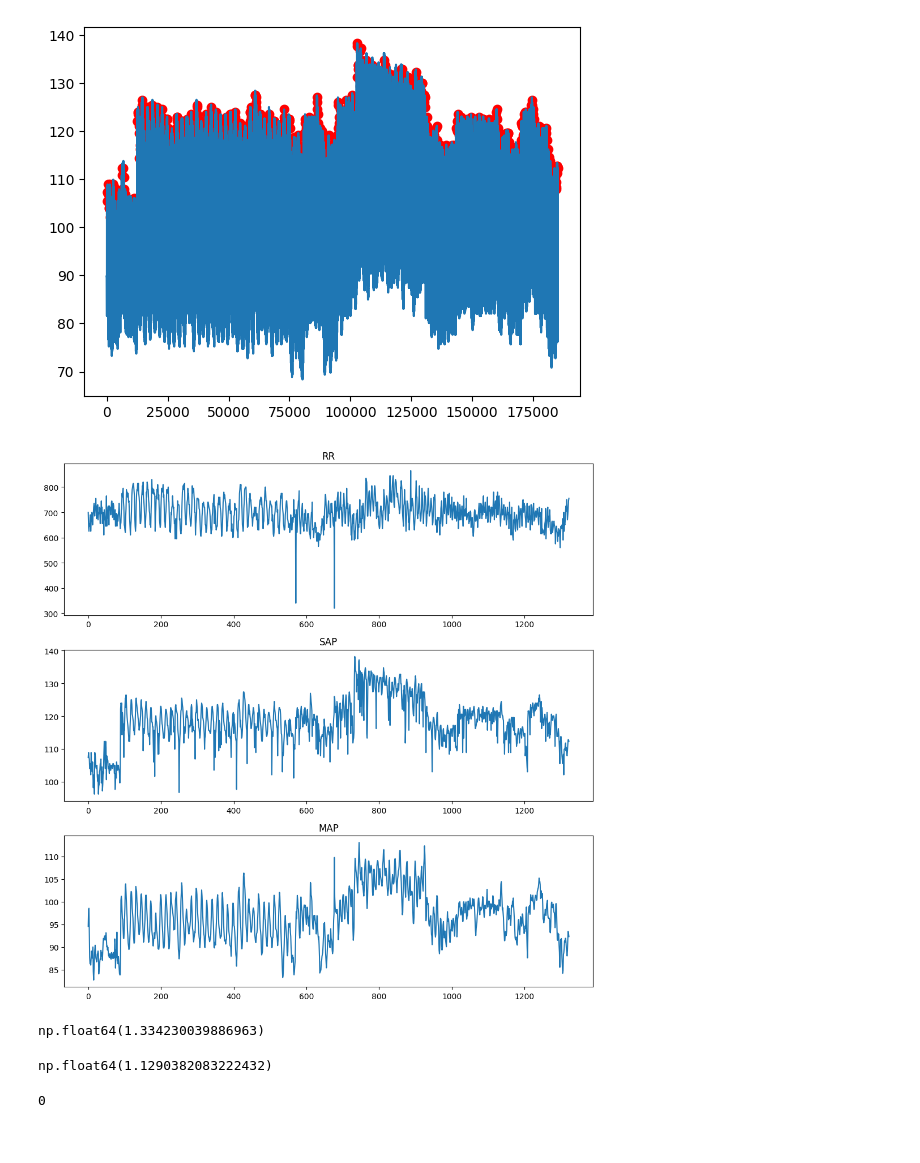
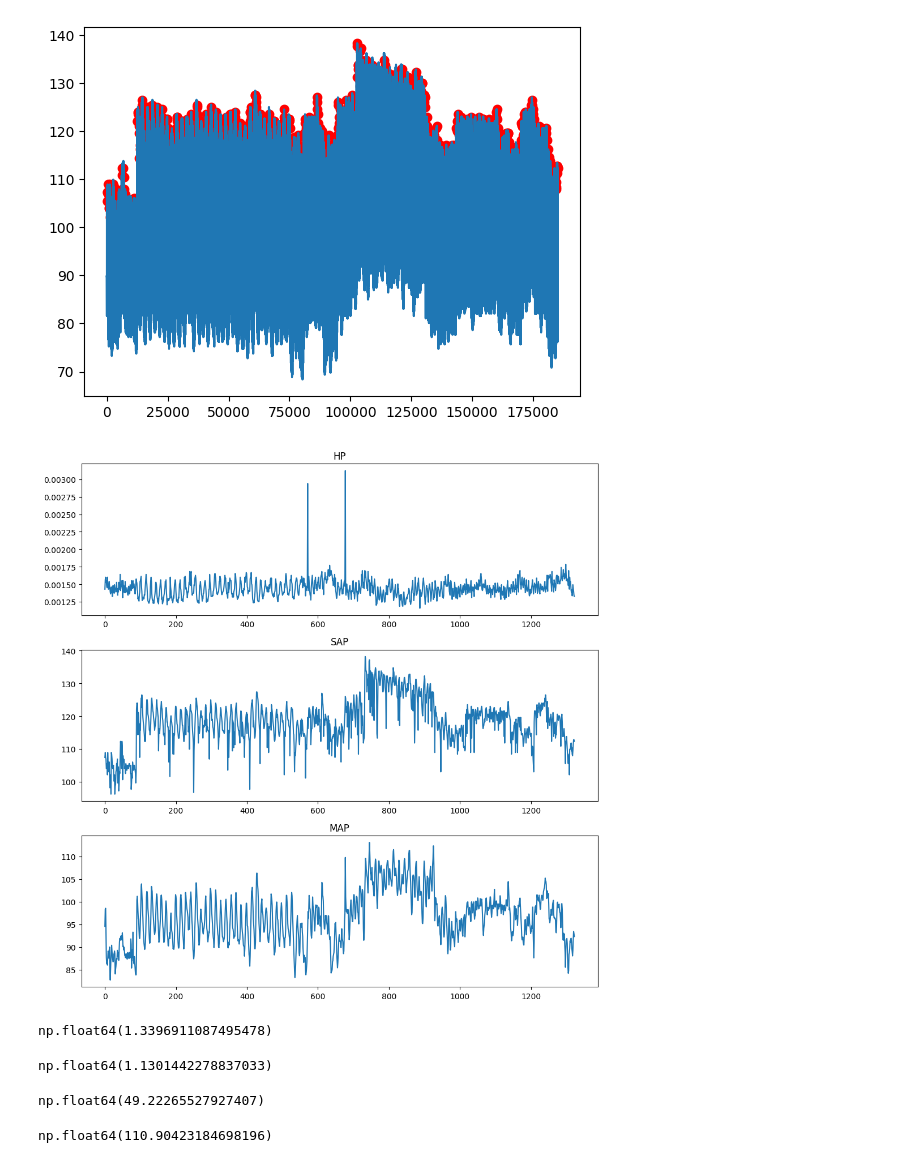
Before and after one commit to IgnacyBerent/EngineeringThesis, a Jupyter notebook: main.ipynb, the cells around one changed output. Saved outputs shown, nothing was run; the diff lists cells and outputs as text; code cells hidden in the pictures.

```diff
--- a/main.ipynb
+++ b/main.ipynb
@@ -42,35 +42,42 @@ signals
  'MAP': array([94.55471429, 98.3646875 , 98.5392    , ..., 93.41664336,
         92.92563758, 92.28940397], shape=(1323,))}
 [figure]
+# %%
+# HP is reversed RR such HP[i] = 1/RR[i]
+hp = 1 / signals['RR']
 # %%
 # make figure that has 3 subplots
 fig, axs = plt.subplots(3, 1, figsize=(10, 10))
 
 # plot RR
-axs[0].plot(signals["RR"])
-axs[0].set_title("RR")
+axs[0].plot(hp)
+axs[0].set_title("HP")
 
 # plot SAP
 axs[1].plot(signals["SAP"])
 axs[1].set_title("SAP")
 
 # plot MAP
 axs[2].plot(signals["MAP"])
 axs[2].set_title("MAP")
 
 plt.tight_layout()
 plt.show()
 # %% [output]
-[figure, old version]
+[figure, new version]
 # %%
-transfer_entropy(signals["RR"], signals["SAP"])
+transfer_entropy(hp, signals["SAP"])
 # %% [output]
-np.float64(1.334230039886963)
+np.float64(1.3396911087495478)
 # %%
-transfer_entropy(signals["RR"], signals["MAP"])
+transfer_entropy(hp, signals["MAP"])
 # %% [output]
-np.float64(1.1290382083222432)
+np.float64(1.1301442278837033)
 # %%
-transfer_entropy_gpt(signals["RR"], signals["MAP"])
+transfer_entropy_gpt(hp, signals["MAP"])
 # %% [output]
-0
+np.float64(49.22265527927407)
+# %%
+transfer_entropy_gpt(hp, signals["SAP"])
+# %% [output]
+np.float64(110.90423184698196)
```
